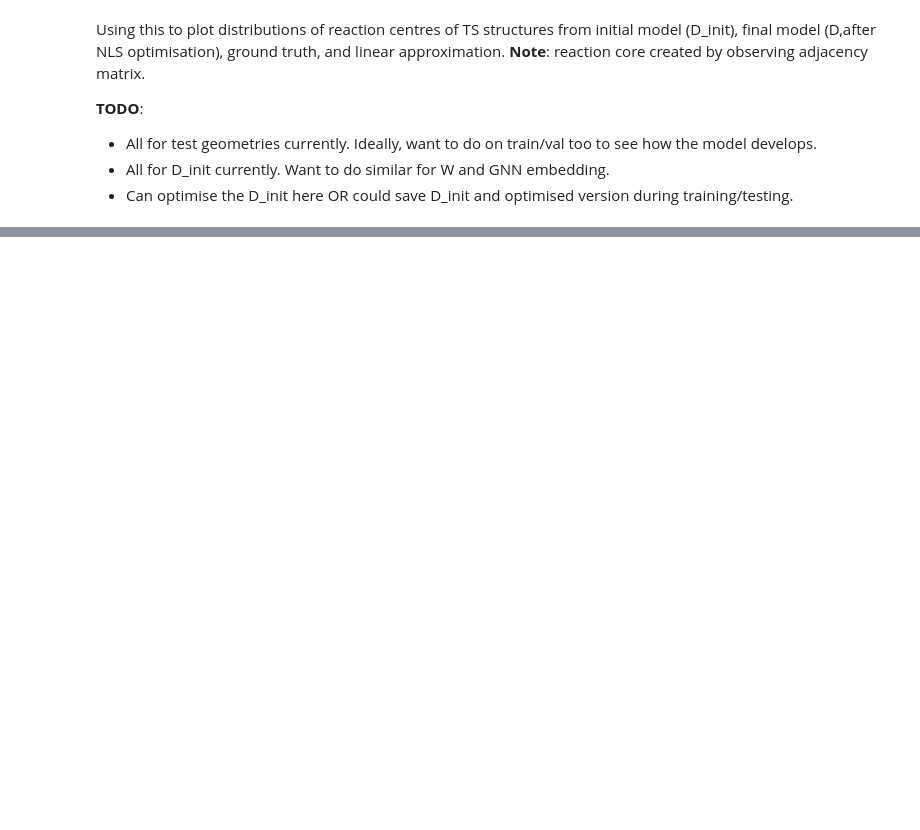
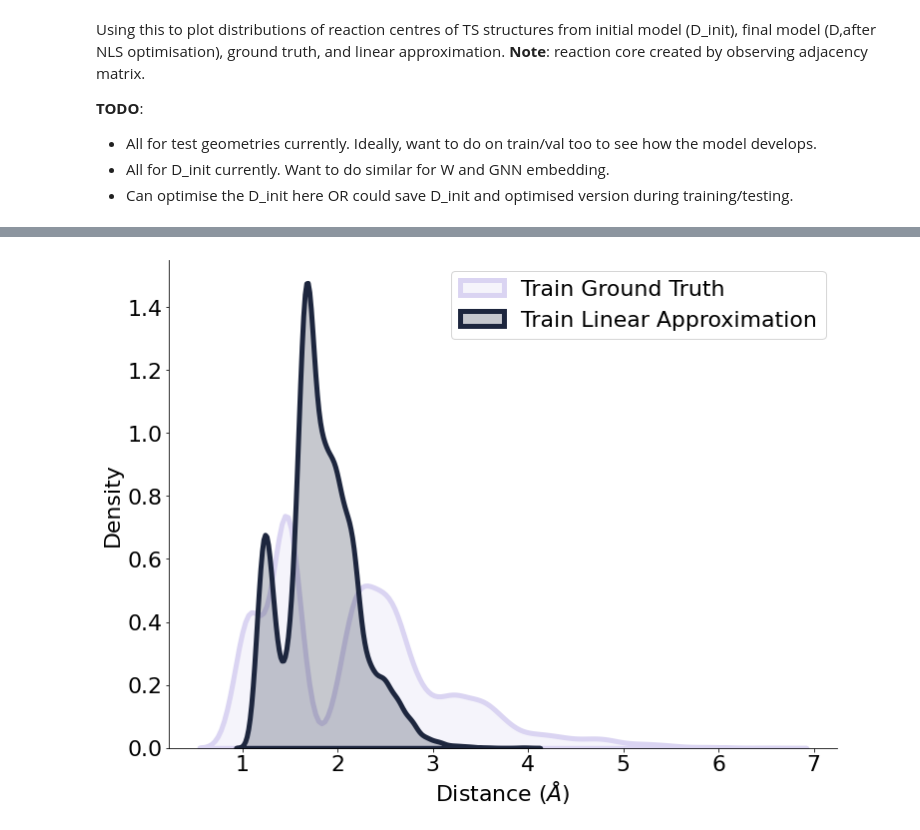
Before and after one commit to avishvj/3d-reactions, a Jupyter notebook: notebooks/distances.ipynb, the cells around one changed output, grey strips where cells are left out. Drawn from its saved outputs; the diff is of its cells as text; code cells hidden in the pictures; blank space fills up the shorter version.

```diff
--- a/notebooks/distances.ipynb
+++ b/notebooks/distances.ipynb
@@ -153,0 +221,29 @@ figs_folder = 'Users/rmhavij/3d-reactions/notebooks/figs/'
+# %%
+fig, ax = plt.subplots(figsize=(12,9))
+
+num_distr = 2
+# may need clearer colours here!
+cols = sns.cubehelix_palette(num_distr, start=2.8, rot=.1)
+
+#sns.distplot(train_gt_all, color=cols[0], kde_kws={"ls": '-', "shade": True,"lw": 5, "label": "Train Ground Truth"})
+#sns.distplot(train_la_all, color=cols[1], kde_kws={"ls": '-', "shade": True,"lw": 5, "label": "Train Linear Approximation"})
+
+sns.distplot(train_gt_all, color=cols[0], kde_kws={"ls": '-', "shade": True,"lw": 5, "label": "Train Ground Truth"}, hist=False)
+sns.distplot(train_la_all, color=cols[1], kde_kws={"ls": '-', "shade": True,"lw": 5, "label": "Train Linear Approximation"}, hist=False)
+
+ax.legend(loc='best')
+
+ax.set_ylabel('Density', fontsize=22)
+ax.set_xlabel(r'Distance ($\AA$)', fontsize=22)
+ax.tick_params(axis='both', which='major', labelsize=22)
+ax.legend(fontsize=22)
+
+ax.spines["top"].set_visible(False)
+ax.spines["bottom"].set_visible(True)
+ax.spines["right"].set_visible(False)
+ax.spines["left"].set_visible(True)
+
+figs_folder = 'Users/rmhavij/3d-reactions/notebooks/figs/'
+# plt.savefig(figs_folder + 'distance_distributions_nice.png', bbox_inches='tight')
+# %% [output]
+[figure, added]
```
Also changed, not shown: parts of 9 cells of this notebook.
